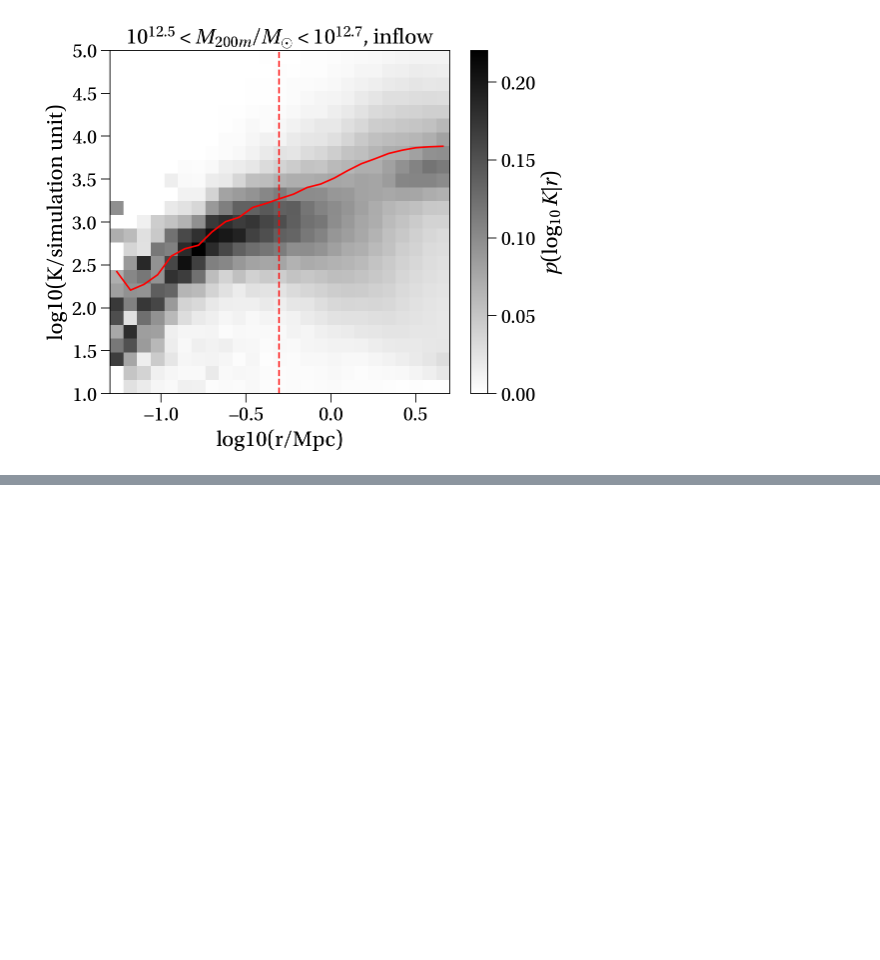
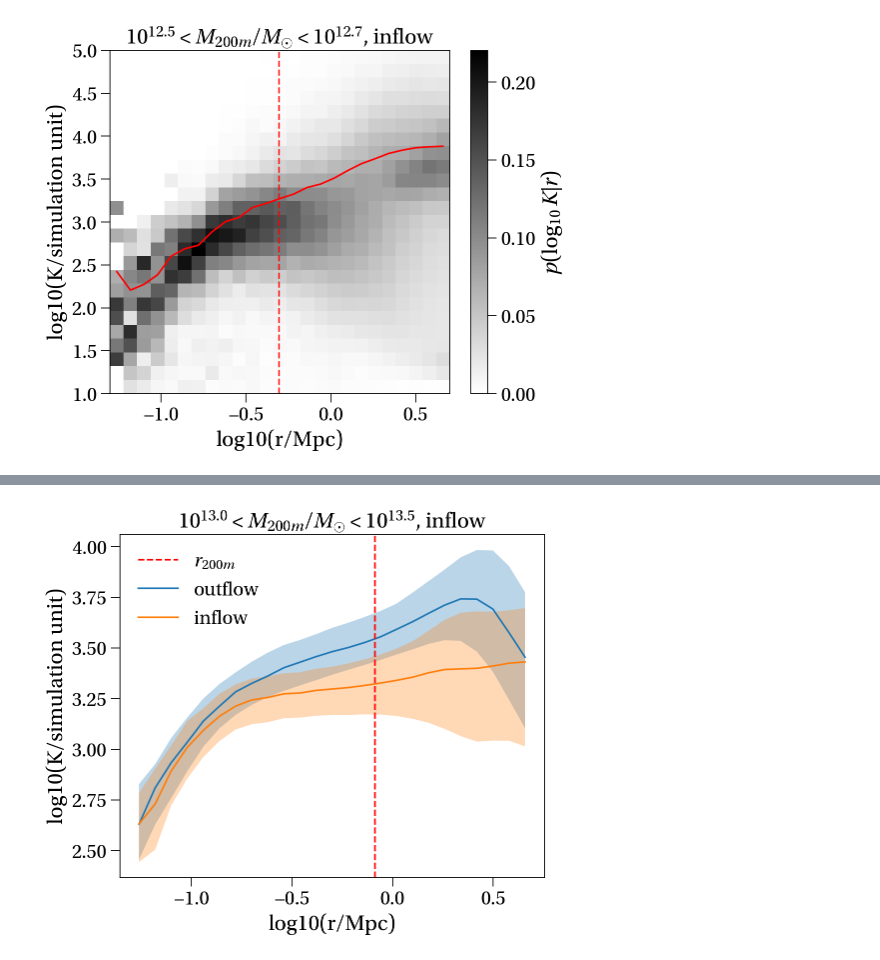
Before and after one commit to apontzen/flamingo_tangos_properties, a Jupyter notebook: entropy-spread-plots.ipynb, the cells around one changed output, grey strips where cells are left out. Drawn from its saved outputs; the diff is of its cells as text; code cells hidden in the pictures; blank space fills up the shorter version.

```diff
--- a/entropy-spread-plots.ipynb
+++ b/entropy-spread-plots.ipynb
@@ -113,0 +126,4 @@ fa.make_entropy_radius_stack(normed=True, restriction='inflow', M_min=12.5, M_ma
+# %%
+fa.make_entropy_radius_stack_in_and_out(M_min=13.0, M_max=13.5)
+# %% [output]
+[figure, added]
```
Also changed, not shown: parts of 5 cells of this notebook, 2 other files.
